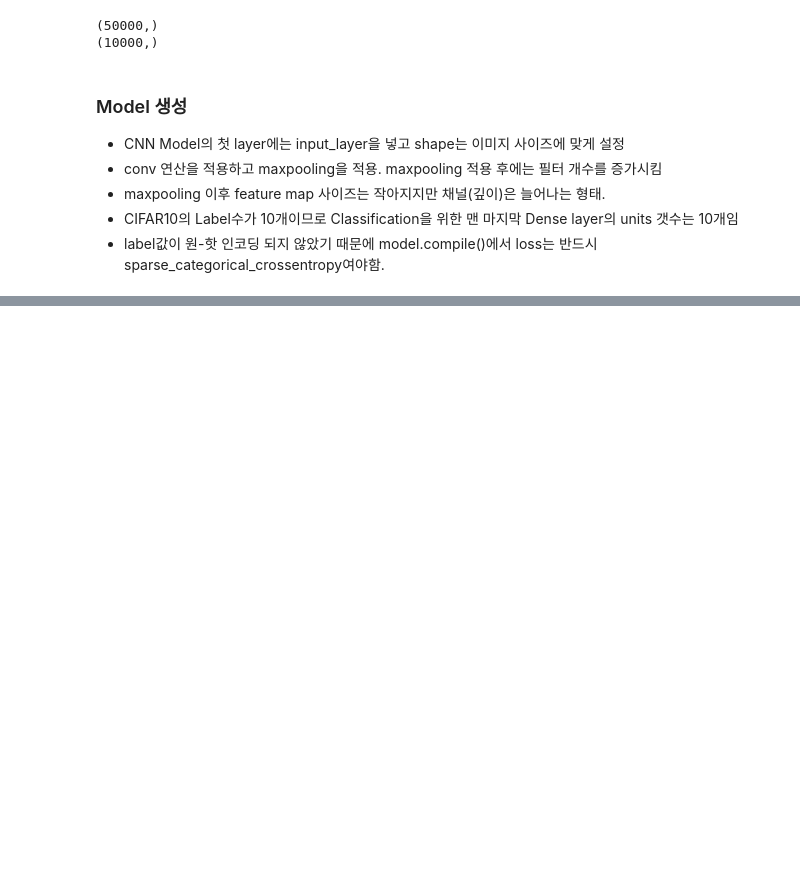
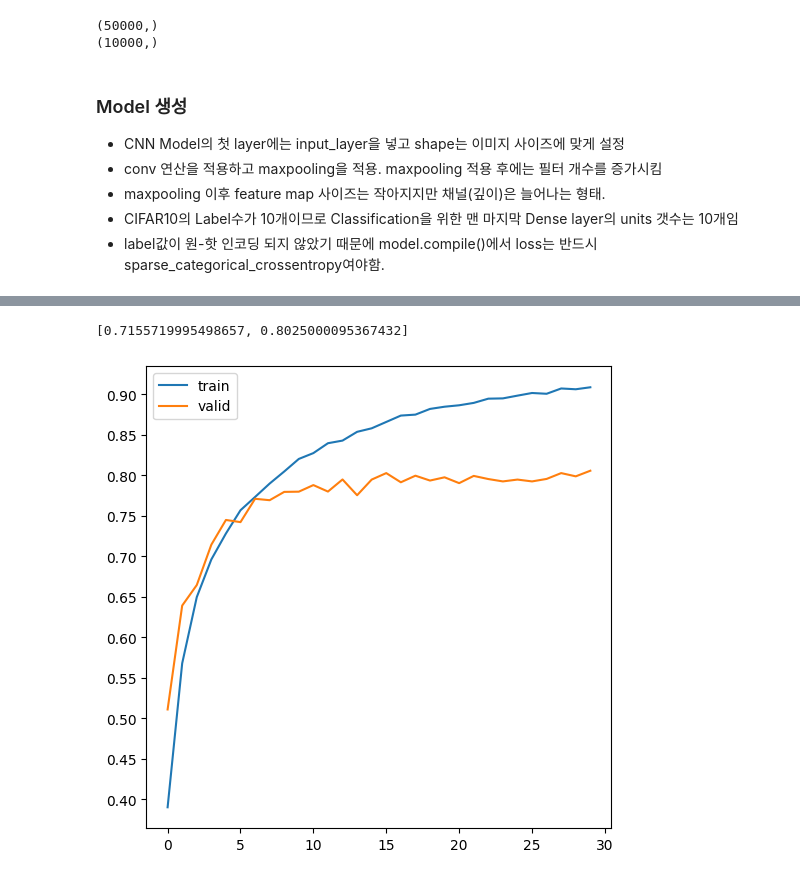
Before and after one commit to SSUcheese/inflearn-cnn-perfect-guide, a Jupyter notebook: cifar10-custom-review.ipynb, the cells around one changed output, grey strips where cells are left out. Saved outputs shown, nothing was run; the diff lists cells and outputs as text; code cells hidden in the pictures; blank space fills up the shorter version.

Commit message:
Kaggle Notebook | CIFAR10_custom_review | made model and completed evaluation

```diff
--- a/cifar10-custom-review.ipynb
+++ b/cifar10-custom-review.ipynb
@@ -178,0 +230,3 @@ IMAGE_SIZE = 32
+# %%
+# optimizer는 Adam으로 설정하고 label 값이 one hot encoding이 아니니까 loss는 sparse cateorical crossentropy
+model.compile(optimizer=Adam(), loss='sparse_categorical_crossentropy', metrics=['accuracy'])
@@ -178,0 +238,2 @@ IMAGE_SIZE = 32
+# %%
+model_fit = model.fit(x=train_images, y = train_labels, batch_size=64, epochs=30, validation_split=0.15)
@@ -178,0 +281,17 @@ IMAGE_SIZE = 32
+# %%
+# 결과를 보면 알겠지만 오버피팅의 경향을 보이고 있음
+
+import matplotlib.pyplot as plt
+%matplotlib inline
+
+def show_history(history):
+    plt.figure(figsize=(6,6))
+    plt.yticks(np.arange(0,1, 0.05))
+    plt.plot(model_fit.history['accuracy'], label='train')
+    plt.plot(model_fit.history['val_accuracy'], label='valid')
+    plt.legend()
+
+show_history(model_fit)
+
+model.evaluate(test_images, test_labels)
+# %% [output]
@@ -178,0 +299,2 @@ IMAGE_SIZE = 32
+[0.7155719995498657, 0.8025000095367432]
+[figure, added]
```
Also changed, not shown: parts of 12 cells of this notebook.
